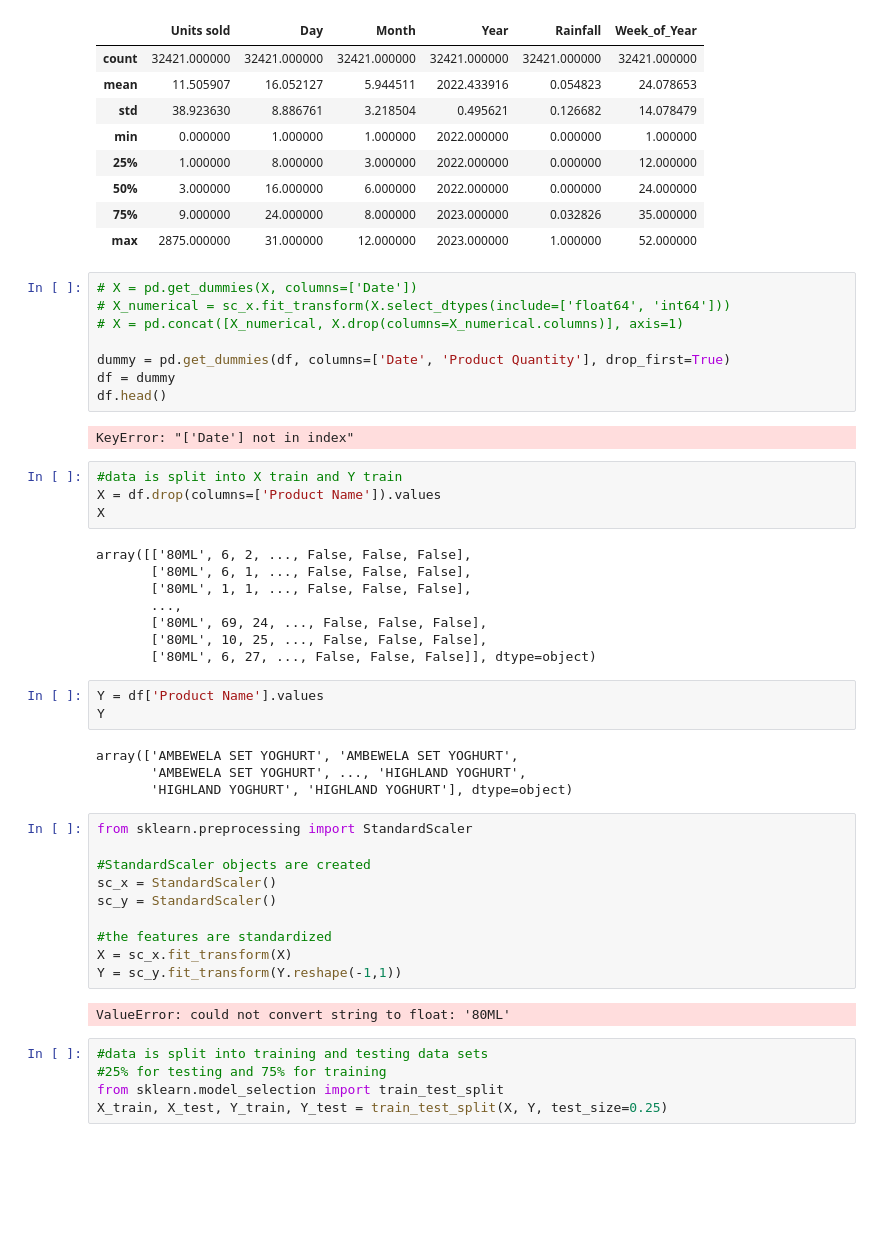
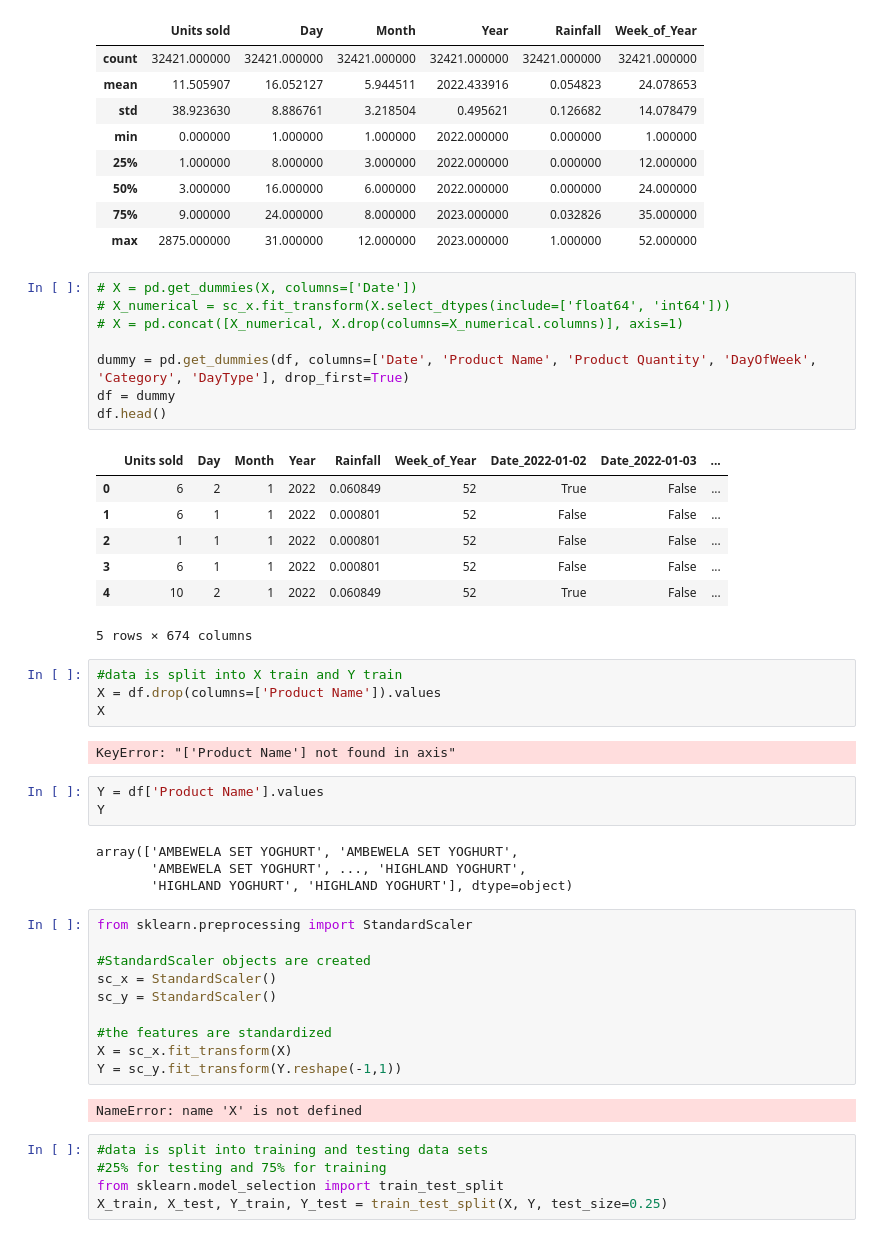
Before and after one commit to hammaadrizwan/marketwiz, a Jupyter notebook: Sales_model.ipynb, the cells around one changed output. Cells and saved outputs as stored; diff of their text form; blank space fills up the shorter version.

```diff
--- a/Sales_model.ipynb
+++ b/Sales_model.ipynb
@@ -98,25 +110,25 @@ df.describe()
 # %%
 # X = pd.get_dummies(X, columns=['Date'])
 # X_numerical = sc_x.fit_transform(X.select_dtypes(include=['float64', 'int64']))
 # X = pd.concat([X_numerical, X.drop(columns=X_numerical.columns)], axis=1)
 
-dummy = pd.get_dummies(df, columns=['Date', 'Product Quantity'], drop_first=True)
+dummy = pd.get_dummies(df, columns=['Date', 'Product Name', 'Product Quantity', 'DayOfWeek', 'Category', 'DayType'], drop_first=True)
 df = dummy
 df.head()
 # %% [output]
+|  | Units sold | Day | Month | Year | Rainfall | Week_of_Year | Date_2022-01-02 | Date_2022-01-03 | ... |
+| 0 | 6 | 2 | 1 | 2022 | 0.060849 | 52 | True | False | ... |
+| 1 | 6 | 1 | 1 | 2022 | 0.000801 | 52 | False | False | ... |
+| 2 | 1 | 1 | 1 | 2022 | 0.000801 | 52 | False | False | ... |
+| 3 | 6 | 1 | 1 | 2022 | 0.000801 | 52 | False | False | ... |
+| 4 | 10 | 2 | 1 | 2022 | 0.060849 | 52 | True | False | ... |
-KeyError: "['Date'] not in index"
+5 rows × 674 columns
 # %%
 #data is split into X train and Y train
 X = df.drop(columns=['Product Name']).values
 X
 # %% [output]
-array([['80ML', 6, 2, ..., False, False, False],
-       ['80ML', 6, 1, ..., False, False, False],
-       ['80ML', 1, 1, ..., False, False, False],
-       ...,
-       ['80ML', 69, 24, ..., False, False, False],
-       ['80ML', 10, 25, ..., False, False, False],
-       ['80ML', 6, 27, ..., False, False, False]], dtype=object)
+KeyError: "['Product Name'] not found in axis"
 # %%
 Y = df['Product Name'].values
 Y
@@ -135,7 +147,7 @@ sc_y = StandardScaler()
 X = sc_x.fit_transform(X)
 Y = sc_y.fit_transform(Y.reshape(-1,1))
 # %% [output]
-ValueError: could not convert string to float: '80ML'
+NameError: name 'X' is not defined
 # %%
 #data is split into training and testing data sets
 #25% for testing and 75% for training
```
Also changed, not shown: parts of 18 cells of this notebook, 1 other file.
